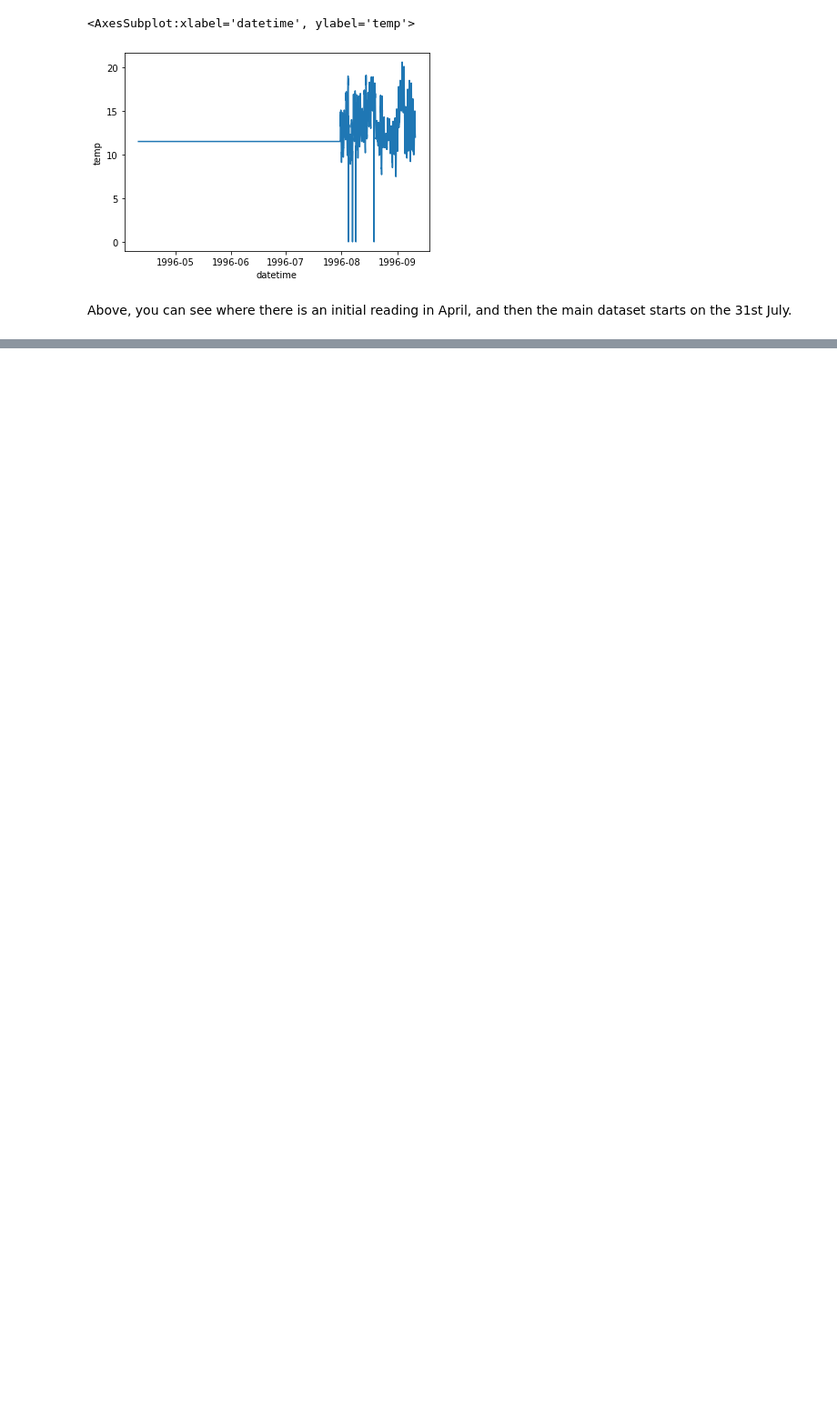
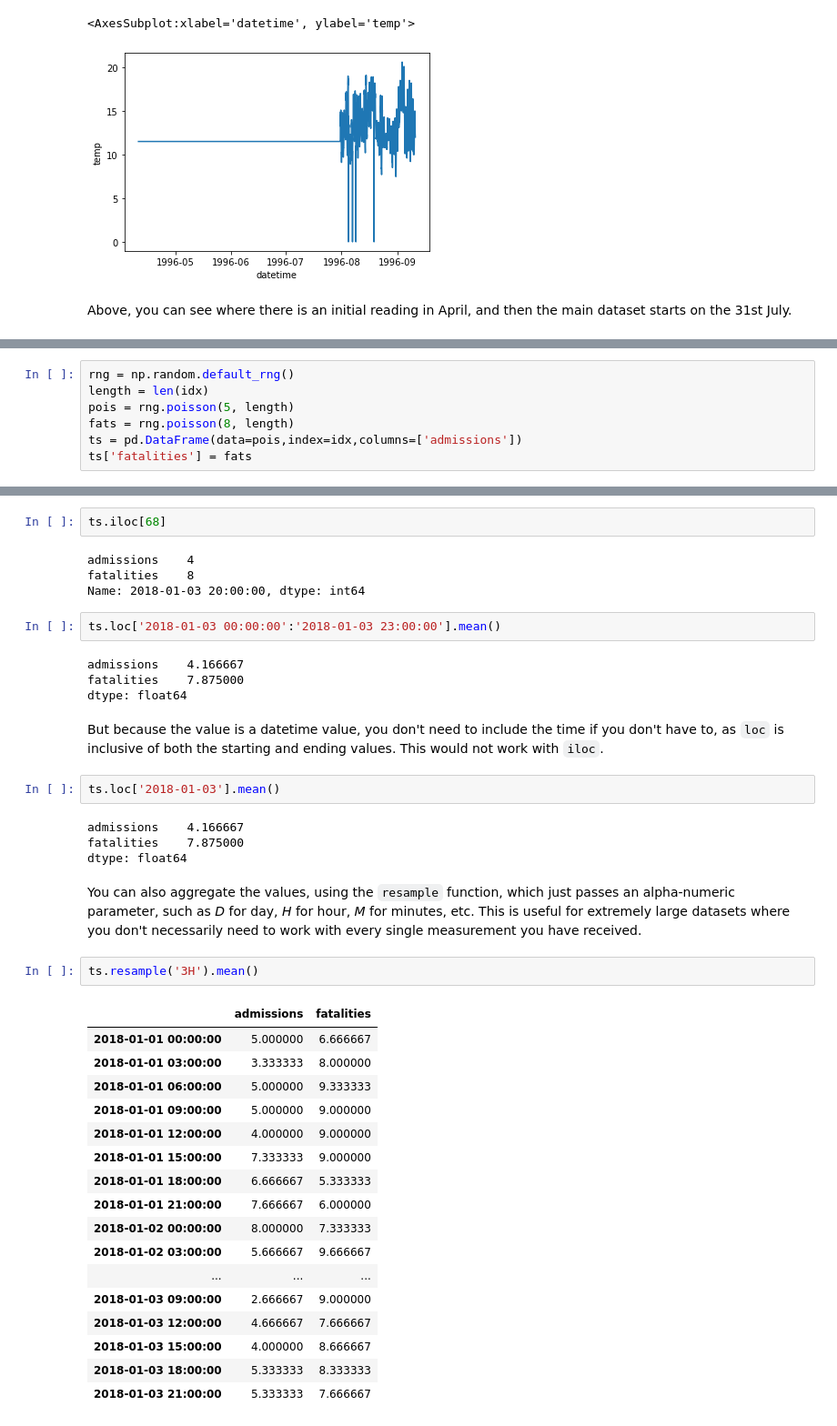
Before and after one commit to kiehozero/atu-progda2022, a Jupyter notebook: week7-time-series/Time Series.ipynb, the cells around one changed output, grey strips where cells are left out. Shown: that part at 91% size. Saved outputs shown, nothing was run; the diff lists cells and outputs as text; blank space fills up the shorter version.

```diff
--- a/week7-time-series/Time Series.ipynb
+++ b/week7-time-series/Time Series.ipynb
@@ -212,0 +194,7 @@ ts
+# %%
+rng = np.random.default_rng()
+length = len(idx)
+pois = rng.poisson(5, length)
+fats = rng.poisson(8, length)
+ts = pd.DataFrame(data=pois,index=idx,columns=['admissions'])
+ts['fatalities'] = fats
@@ -212,0 +233,42 @@ ts
+# %%
+ts.iloc[68]
+# %% [output]
+admissions    4
+fatalities    8
+Name: 2018-01-03 20:00:00, dtype: int64
+# %%
+ts.loc['2018-01-03 00:00:00':'2018-01-03 23:00:00'].mean()
+# %% [output]
+admissions    4.166667
+fatalities    7.875000
+dtype: float64
+# %% [markdown]
+But because the value is a datetime value, you don't need to include the time if you don't have to, as `loc` is inclusive of both the starting and ending values. This would not work with `iloc`.
+# %%
+ts.loc['2018-01-03'].mean()
+# %% [output]
+admissions    4.166667
+fatalities    7.875000
+dtype: float64
+# %% [markdown]
+You can also aggregate the values, using the `resample` function, which just passes an alpha-numeric parameter, such as <i>D</i> for day, <i>H</i> for hour, <i>M</i> for minutes, etc. This is useful for extremely large datasets where you don't necessarily need to work with every single measurement you have received.
+# %%
+ts.resample('3H').mean()
+# %% [output]
+|  | admissions | fatalities |
+| 2018-01-01 00:00:00 | 5.000000 | 6.666667 |
+| 2018-01-01 03:00:00 | 3.333333 | 8.000000 |
+| 2018-01-01 06:00:00 | 5.000000 | 9.333333 |
+| 2018-01-01 09:00:00 | 5.000000 | 9.000000 |
+| 2018-01-01 12:00:00 | 4.000000 | 9.000000 |
+| 2018-01-01 15:00:00 | 7.333333 | 9.000000 |
+| 2018-01-01 18:00:00 | 6.666667 | 5.333333 |
+| 2018-01-01 21:00:00 | 7.666667 | 6.000000 |
+| 2018-01-02 00:00:00 | 8.000000 | 7.333333 |
+| 2018-01-02 03:00:00 | 5.666667 | 9.666667 |
+| ... | ... | ... |
+| 2018-01-03 09:00:00 | 2.666667 | 9.000000 |
+| 2018-01-03 12:00:00 | 4.666667 | 7.666667 |
+| 2018-01-03 15:00:00 | 4.000000 | 8.666667 |
+| 2018-01-03 18:00:00 | 5.333333 | 8.333333 |
+| 2018-01-03 21:00:00 | 5.333333 | 7.666667 |
```
Also changed, not shown: parts of 26 cells of this notebook.
